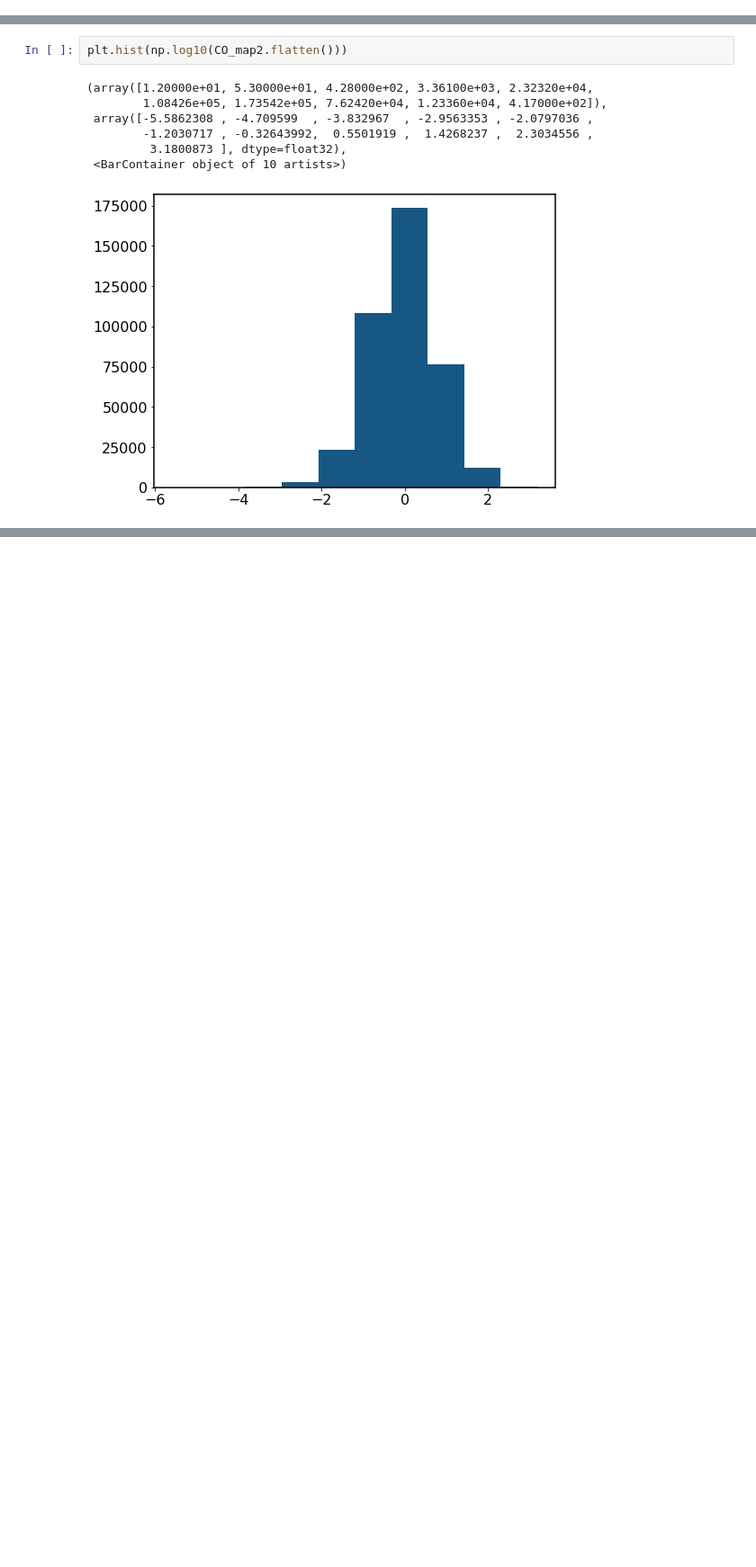
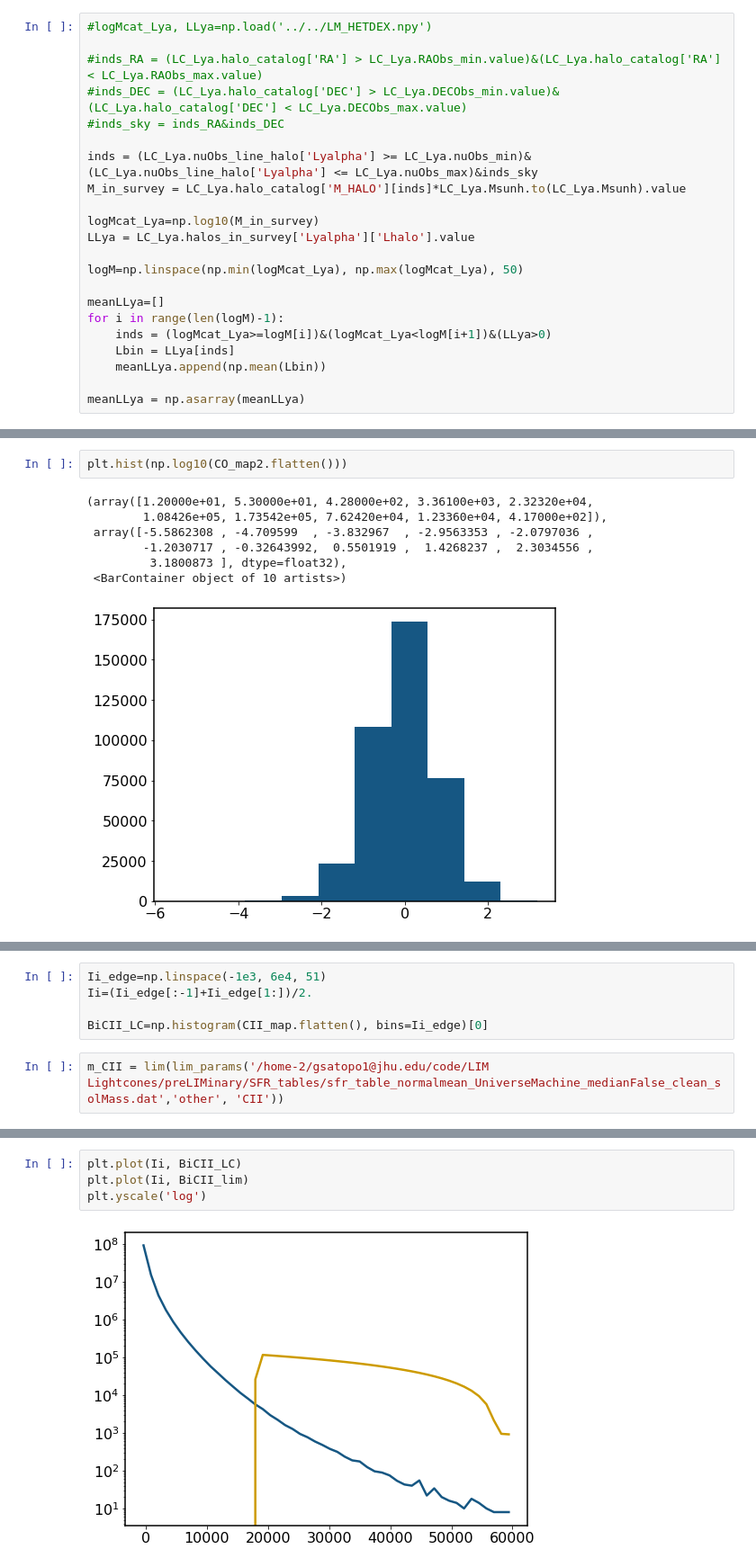
Before and after one commit to kokron/skyLine, a Jupyter notebook: notebooks/LIM LC Showcase.ipynb, the cells around one changed output, grey strips where cells are left out. Shown at 90% size. Cells and saved outputs as stored; diff of their text form; blank space fills up the shorter version.

```diff
--- a/notebooks/LIM LC Showcase.ipynb
+++ b/notebooks/LIM LC Showcase.ipynb
@@ -130,0 +254,22 @@ meanLCO = np.asarray(meanLCO)
+# %%
+#logMcat_Lya, LLya=np.load('../../LM_HETDEX.npy')
+
+#inds_RA = (LC_Lya.halo_catalog['RA'] > LC_Lya.RAObs_min.value)&(LC_Lya.halo_catalog['RA'] < LC_Lya.RAObs_max.value)
+#inds_DEC = (LC_Lya.halo_catalog['DEC'] > LC_Lya.DECObs_min.value)&(LC_Lya.halo_catalog['DEC'] < LC_Lya.DECObs_max.value)
+#inds_sky = inds_RA&inds_DEC
+
+inds = (LC_Lya.nuObs_line_halo['Lyalpha'] >= LC_Lya.nuObs_min)&(LC_Lya.nuObs_line_halo['Lyalpha'] <= LC_Lya.nuObs_max)&inds_sky
+M_in_survey = LC_Lya.halo_catalog['M_HALO'][inds]*LC_Lya.Msunh.to(LC_Lya.Msunh).value
+
+logMcat_Lya=np.log10(M_in_survey)
+LLya = LC_Lya.halos_in_survey['Lyalpha']['Lhalo'].value
+
+logM=np.linspace(np.min(logMcat_Lya), np.max(logMcat_Lya), 50)
+
+meanLLya=[]
+for i in range(len(logM)-1):
+    inds = (logMcat_Lya>=logM[i])&(logMcat_Lya<logM[i+1])&(LLya>0)
+    Lbin = LLya[inds]
+    meanLLya.append(np.mean(Lbin))
+
+meanLLya = np.asarray(meanLLya)
@@ -231,0 +648,7 @@ CO_map.shape
+# %%
+Ii_edge=np.linspace(-1e3, 6e4, 51)
+Ii=(Ii_edge[:-1]+Ii_edge[1:])/2.
+
+BiCII_LC=np.histogram(CII_map.flatten(), bins=Ii_edge)[0]
+# %%
+m_CII = lim(lim_params('/home-2/gsatopo1@jhu.edu/code/LIM Lightcones/preLIMinary/SFR_tables/sfr_table_normalmean_UniverseMachine_medianFalse_clean_solMass.dat','other', 'CII'))
@@ -231,0 +675,6 @@ CO_map.shape
+# %%
+plt.plot(Ii, BiCII_LC)
+plt.plot(Ii, BiCII_lim)
+plt.yscale('log')
+# %% [output]
+[figure, added]
```
Also changed, not shown: parts of 41 cells of this notebook.
